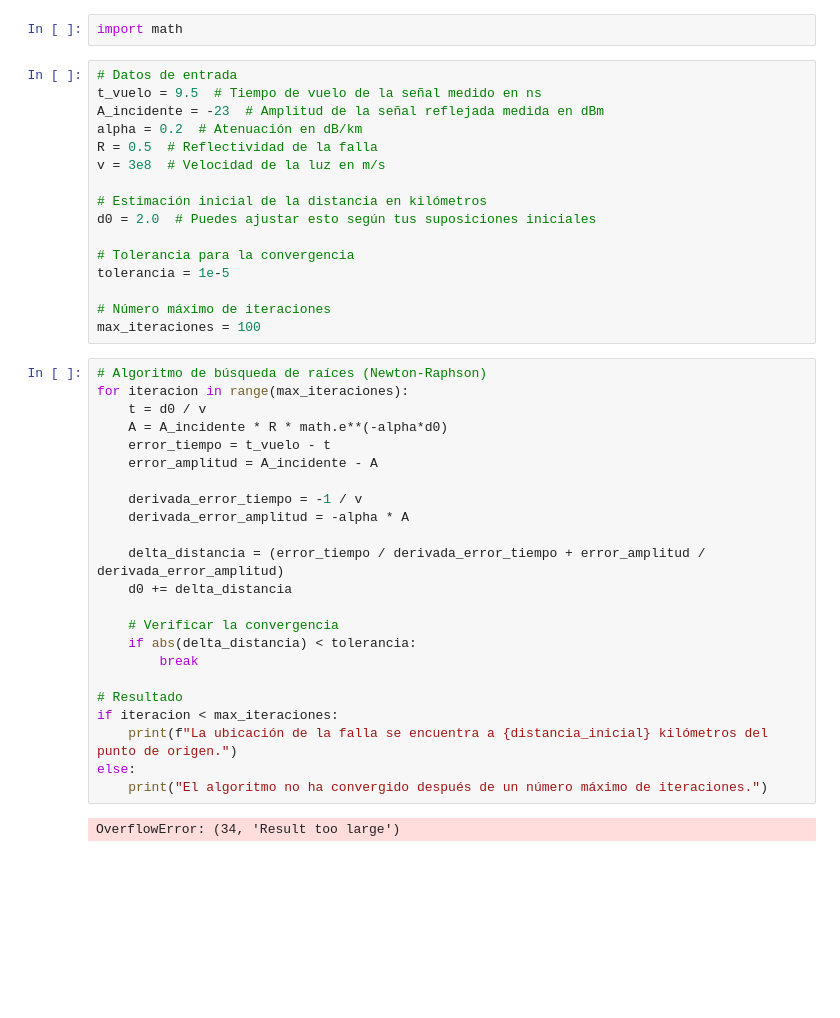
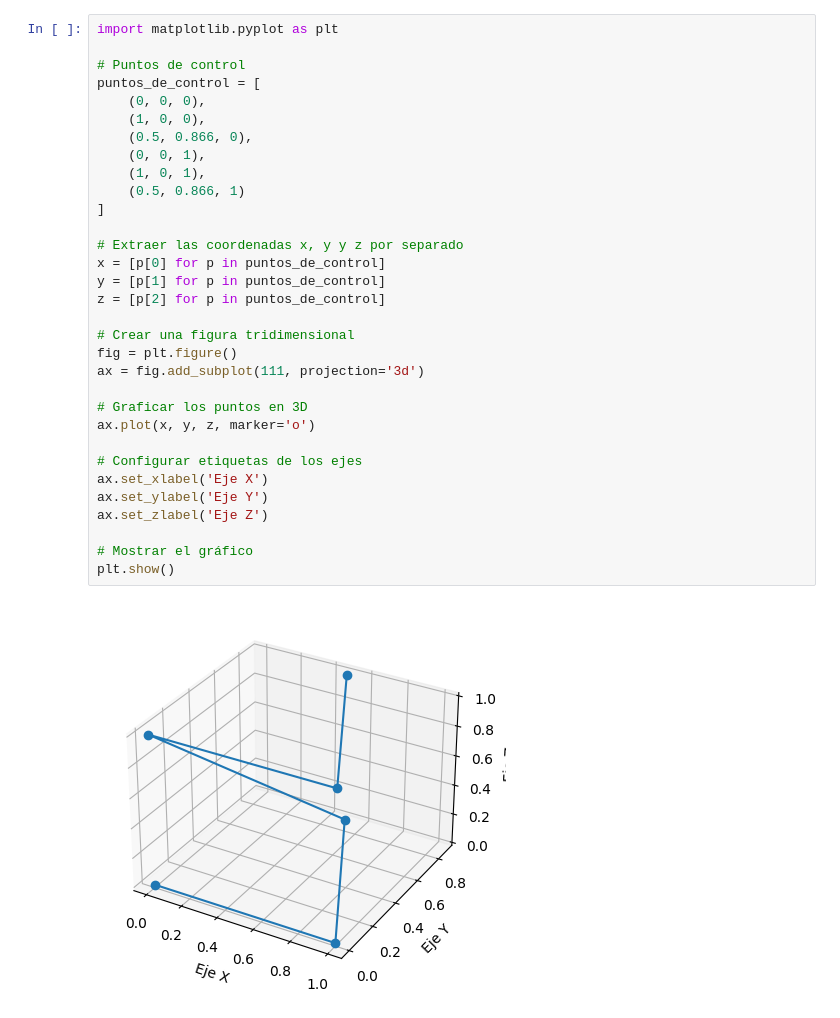
Before and after one commit to JasonEstrada/Localizador-de-fallas-en-FO, a Jupyter notebook: NB.ipynb, the cells around one changed output. Saved outputs shown, nothing was run; the diff lists cells and outputs as text; blank space fills up the shorter version.

```diff
--- a/NB.ipynb
+++ b/NB.ipynb
@@ -1,43 +1,34 @@
-# %%
-import math
-# %%
-# Datos de entrada
-t_vuelo = 9.5  # Tiempo de vuelo de la señal medido en ns
-A_incidente = -23  # Amplitud de la señal reflejada medida en dBm
-alpha = 0.2  # Atenuación en dB/km
-R = 0.5  # Reflectividad de la falla
-v = 3e8  # Velocidad de la luz en m/s
-
-# Estimación inicial de la distancia en kilómetros
-d0 = 2.0  # Puedes ajustar esto según tus suposiciones iniciales
-
-# Tolerancia para la convergencia
-tolerancia = 1e-5
-
-# Número máximo de iteraciones
-max_iteraciones = 100
-# %%
-# Algoritmo de búsqueda de raíces (Newton-Raphson)
-for iteracion in range(max_iteraciones):
-    t = d0 / v
-    A = A_incidente * R * math.e**(-alpha*d0)
-    error_tiempo = t_vuelo - t
-    error_amplitud = A_incidente - A
-
-    derivada_error_tiempo = -1 / v
-    derivada_error_amplitud = -alpha * A
-
-    delta_distancia = (error_tiempo / derivada_error_tiempo + error_amplitud / derivada_error_amplitud)
-    d0 += delta_distancia
-
-    # Verificar la convergencia
-    if abs(delta_distancia) < tolerancia:
-        break
-
-# Resultado
-if iteracion < max_iteraciones:
-    print(f"La ubicación de la falla se encuentra a {distancia_inicial} kilómetros del punto de origen.")
-else:
-    print("El algoritmo no ha convergido después de un número máximo de iteraciones.")
-# %% [output]
-OverflowError: (34, 'Result too large')
+# %%
+import matplotlib.pyplot as plt
+
+# Puntos de control
+puntos_de_control = [
+    (0, 0, 0),
+    (1, 0, 0),
+    (0.5, 0.866, 0),
+    (0, 0, 1),
+    (1, 0, 1),
+    (0.5, 0.866, 1)
+]
+
+# Extraer las coordenadas x, y y z por separado
+x = [p[0] for p in puntos_de_control]
+y = [p[1] for p in puntos_de_control]
+z = [p[2] for p in puntos_de_control]
+
+# Crear una figura tridimensional
+fig = plt.figure()
+ax = fig.add_subplot(111, projection='3d')
+
+# Graficar los puntos en 3D
+ax.plot(x, y, z, marker='o')
+
+# Configurar etiquetas de los ejes
+ax.set_xlabel('Eje X')
+ax.set_ylabel('Eje Y')
+ax.set_zlabel('Eje Z')
+
+# Mostrar el gráfico
+plt.show()
+# %% [output]
+[figure, added]
```
Also changed, not shown: parts of 4 cells of this notebook, 4 other files.
